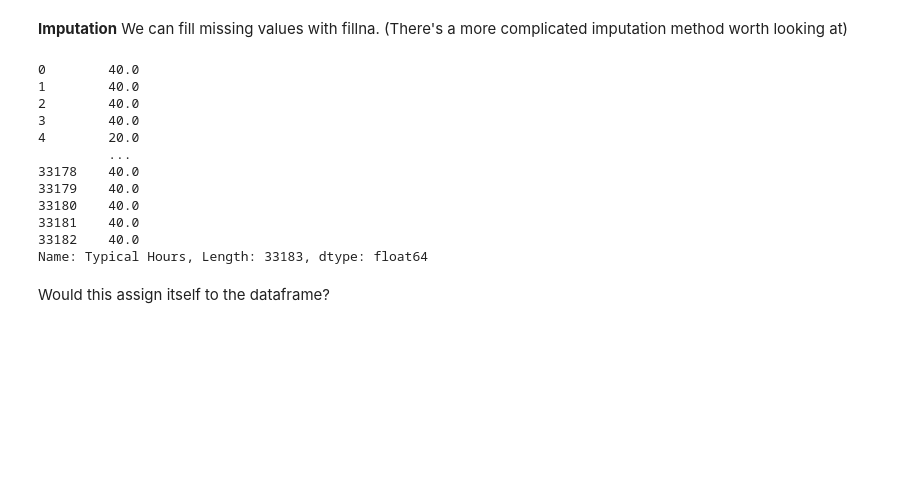
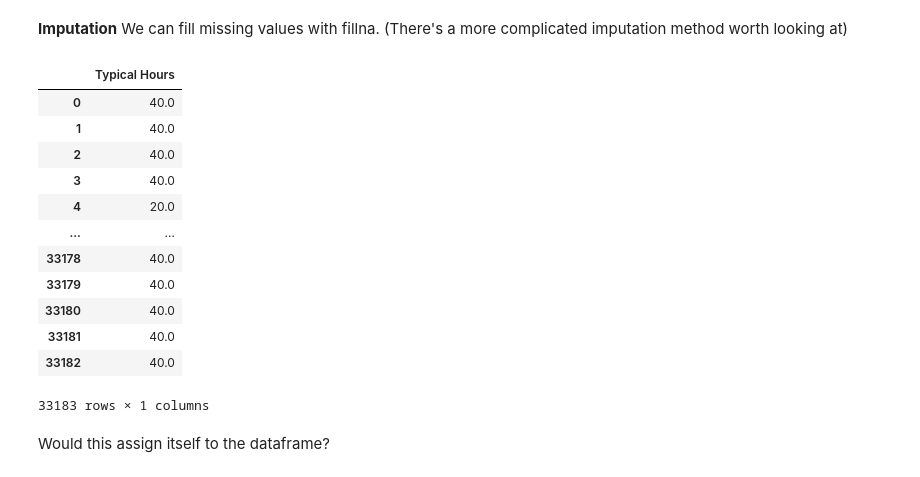
Before and after one commit to tmonk/dspp, a Jupyter notebook: Class 7/class7a.ipynb, the cells around one changed output. Drawn from its saved outputs; the diff is of its cells as text; code cells hidden in the pictures; blank space fills up the shorter version.

```diff
--- a/Class 7/class7a.ipynb
+++ b/Class 7/class7a.ipynb
@@ -92,20 +92,21 @@ dtype: float64
 # %% [markdown]
 **Imputation** We can fill missing values with fillna. (There's a more complicated imputation method worth looking at)
 # %%
-df['Typical Hours'].fillna(40) #All missing hours are now full time work weeks.
+pd.DataFrame(df['Typical Hours'].fillna(40)) #All missing hours are now full time work weeks.
 # %% [output]
+|  | Typical Hours |
+| 0 | 40.0 |
+| 1 | 40.0 |
+| 2 | 40.0 |
+| 3 | 40.0 |
+| 4 | 20.0 |
+| ... | ... |
+| 33178 | 40.0 |
+| 33179 | 40.0 |
+| 33180 | 40.0 |
+| 33181 | 40.0 |
+| 33182 | 40.0 |
-0        40.0
-1        40.0
-2        40.0
-3        40.0
-4        20.0
-         ...
-33178    40.0
-33179    40.0
-33180    40.0
-33181    40.0
-33182    40.0
-Name: Typical Hours, Length: 33183, dtype: float64
+33183 rows × 1 columns
 # %% [markdown]
 Would this assign itself to the dataframe?
 # %% [markdown]
```
Also changed, not shown: parts of 9 cells of this notebook, 3 other files.
